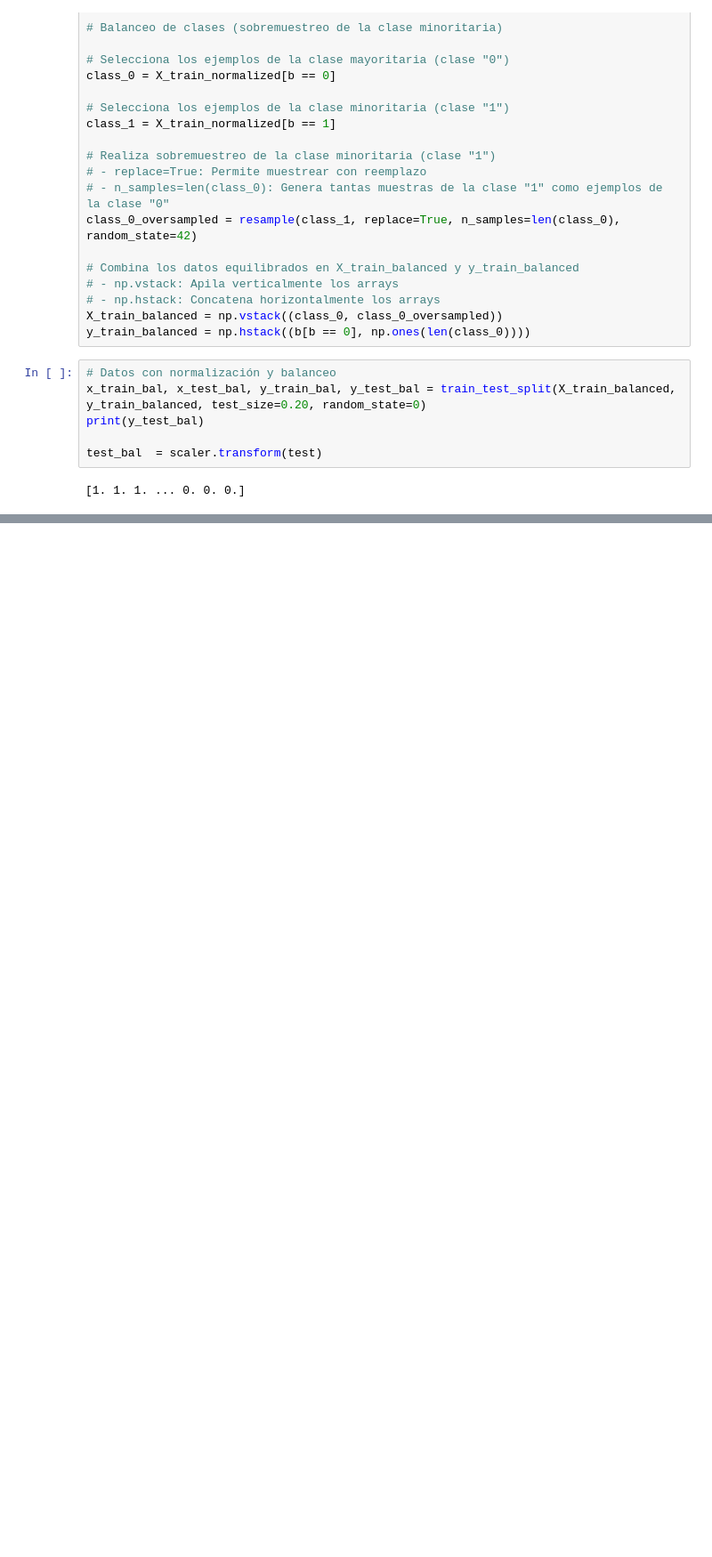
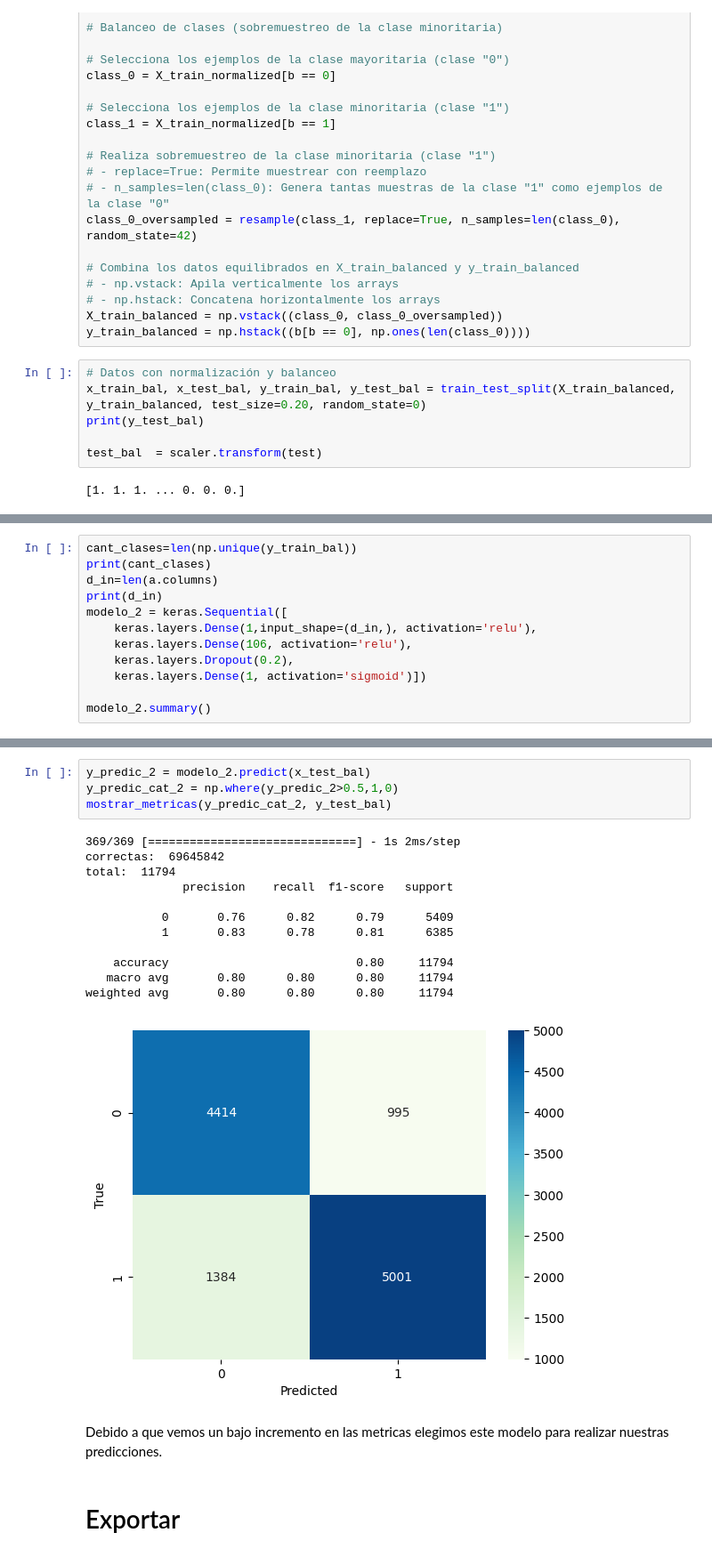
Before and after one commit to franmazzaro/7506R-2C2023-GRUPO39, a Jupyter notebook: 7506R_TP1_GRUPO39_CHP4_ENTREGA.ipynb, the cells around one changed output, grey strips where cells are left out. Shown: that part at 89% size. Saved outputs shown, nothing was run; the diff lists cells and outputs as text; blank space fills up the shorter version.

```diff
--- a/7506R_TP1_GRUPO39_CHP4_ENTREGA.ipynb
+++ b/7506R_TP1_GRUPO39_CHP4_ENTREGA.ipynb
@@ -347,0 +414,12 @@ plt.legend()
+# %%
+cant_clases=len(np.unique(y_train_bal))
+print(cant_clases)
+d_in=len(a.columns)
+print(d_in)
+modelo_2 = keras.Sequential([
+    keras.layers.Dense(1,input_shape=(d_in,), activation='relu'),
+    keras.layers.Dense(106, activation='relu'),
+    keras.layers.Dropout(0.2),
+    keras.layers.Dense(1, activation='sigmoid')])
+
+modelo_2.summary()
@@ -347,0 +457,21 @@ plt.legend()
+# %%
+y_predic_2 = modelo_2.predict(x_test_bal)
+y_predic_cat_2 = np.where(y_predic_2>0.5,1,0)
+mostrar_metricas(y_predic_cat_2, y_test_bal)
+# %% [output]
+369/369 [==============================] - 1s 2ms/step
+correctas:  69645842
+total:  11794
+              precision    recall  f1-score   support
+
+           0       0.76      0.82      0.79      5409
+           1       0.83      0.78      0.81      6385
+
+    accuracy                           0.80     11794
+   macro avg       0.80      0.80      0.80     11794
+weighted avg       0.80      0.80      0.80     11794
+[figure, added]
+# %% [markdown]
+Debido a que vemos un bajo incremento en las metricas elegimos este modelo para realizar nuestras predicciones.
+# %% [markdown]
+# Exportar
```
Also changed, not shown: parts of 53 cells of this notebook.
